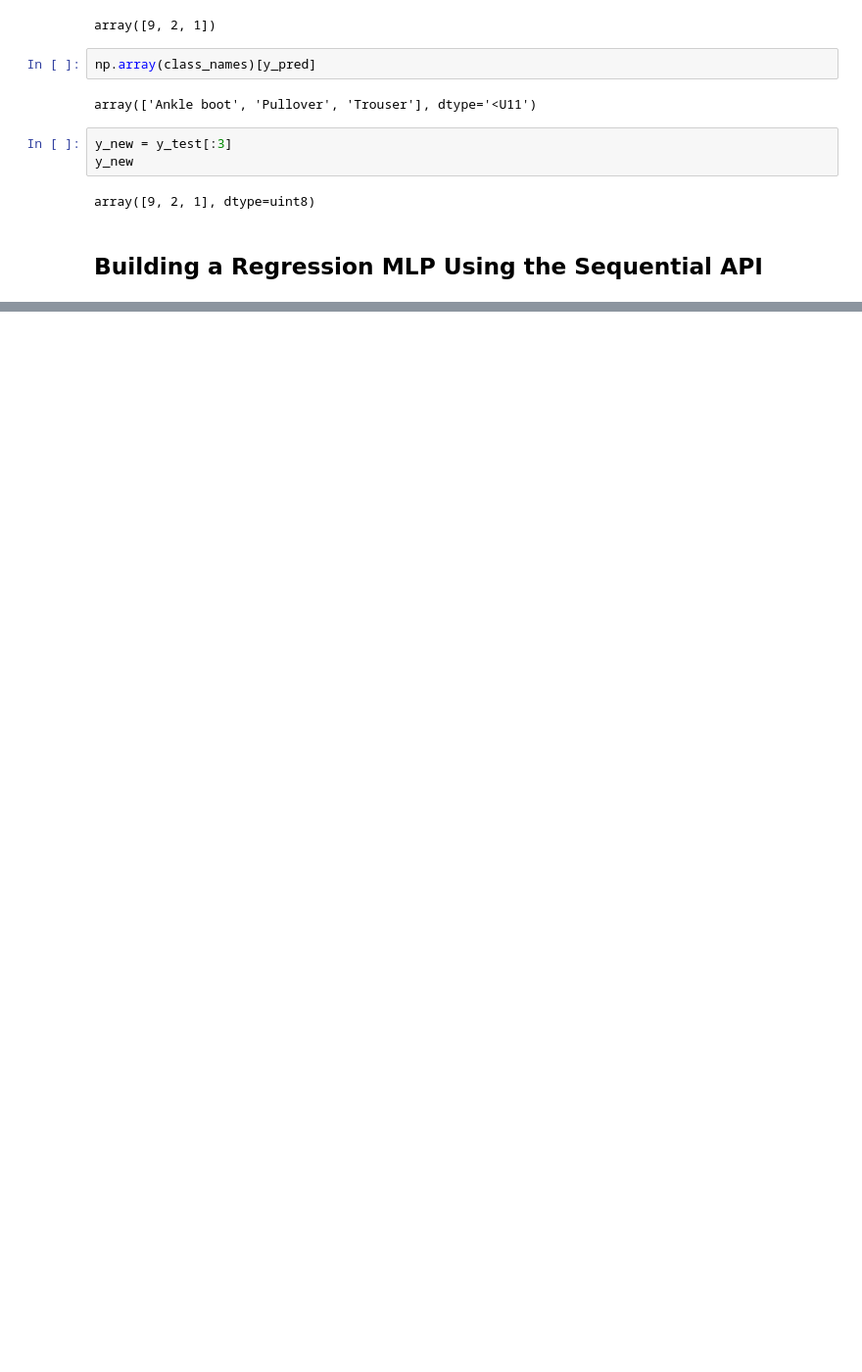
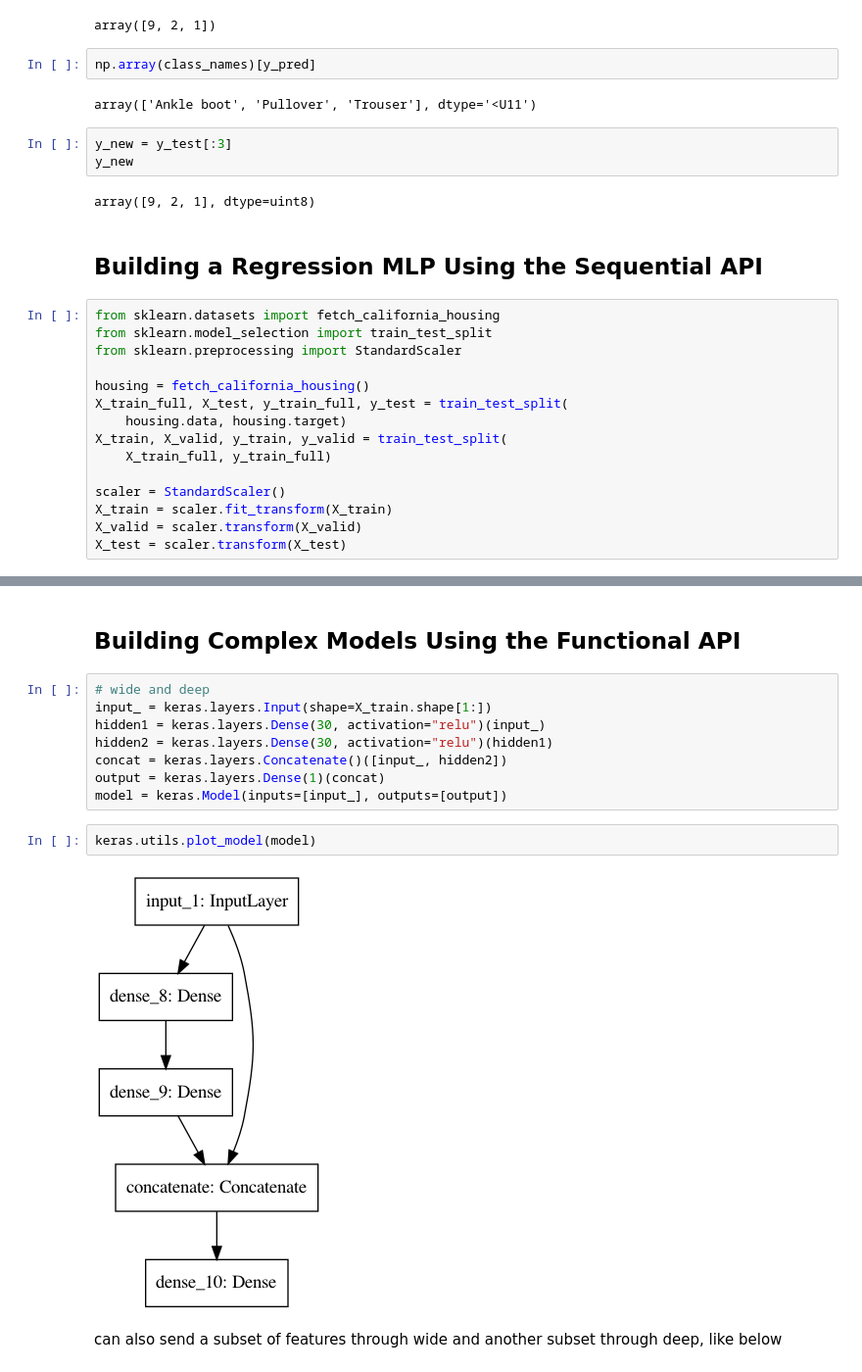
Before and after one commit to efiegel/ml-geron, a Jupyter notebook: Chapter_10_Introduction_to_Artificial_Neural_Networks_with_Keras.ipynb, the cells around one changed output, grey strips where cells are left out. Shown at 98% size. Cells and saved outputs as stored; diff of their text form; blank space fills up the shorter version.

```diff
--- a/Chapter_10_Introduction_to_Artificial_Neural_Networks_with_Keras.ipynb
+++ b/Chapter_10_Introduction_to_Artificial_Neural_Networks_with_Keras.ipynb
@@ -217,3 +217,18 @@ y_new
 array([9, 2, 1], dtype=uint8)
 # %% [markdown]
 ## Building a Regression MLP Using the Sequential API
+# %%
+from sklearn.datasets import fetch_california_housing
+from sklearn.model_selection import train_test_split
+from sklearn.preprocessing import StandardScaler
+
+housing = fetch_california_housing()
+X_train_full, X_test, y_train_full, y_test = train_test_split(
+    housing.data, housing.target)
+X_train, X_valid, y_train, y_valid = train_test_split(
+    X_train_full, y_train_full)
+
+scaler = StandardScaler()
+X_train = scaler.fit_transform(X_train)
+X_valid = scaler.transform(X_valid)
+X_test = scaler.transform(X_test)
@@ -219,0 +267,16 @@ array([9, 2, 1], dtype=uint8)
+# %% [markdown]
+## Building Complex Models Using the Functional API
+# %%
+# wide and deep
+input_ = keras.layers.Input(shape=X_train.shape[1:])
+hidden1 = keras.layers.Dense(30, activation="relu")(input_)
+hidden2 = keras.layers.Dense(30, activation="relu")(hidden1)
+concat = keras.layers.Concatenate()([input_, hidden2])
+output = keras.layers.Dense(1)(concat)
+model = keras.Model(inputs=[input_], outputs=[output])
+# %%
+keras.utils.plot_model(model)
+# %% [output]
+[figure, added]
+# %% [markdown]
+can also send a subset of features through wide and another subset through deep, like below
```
Also changed, not shown: parts of 13 cells of this notebook.
